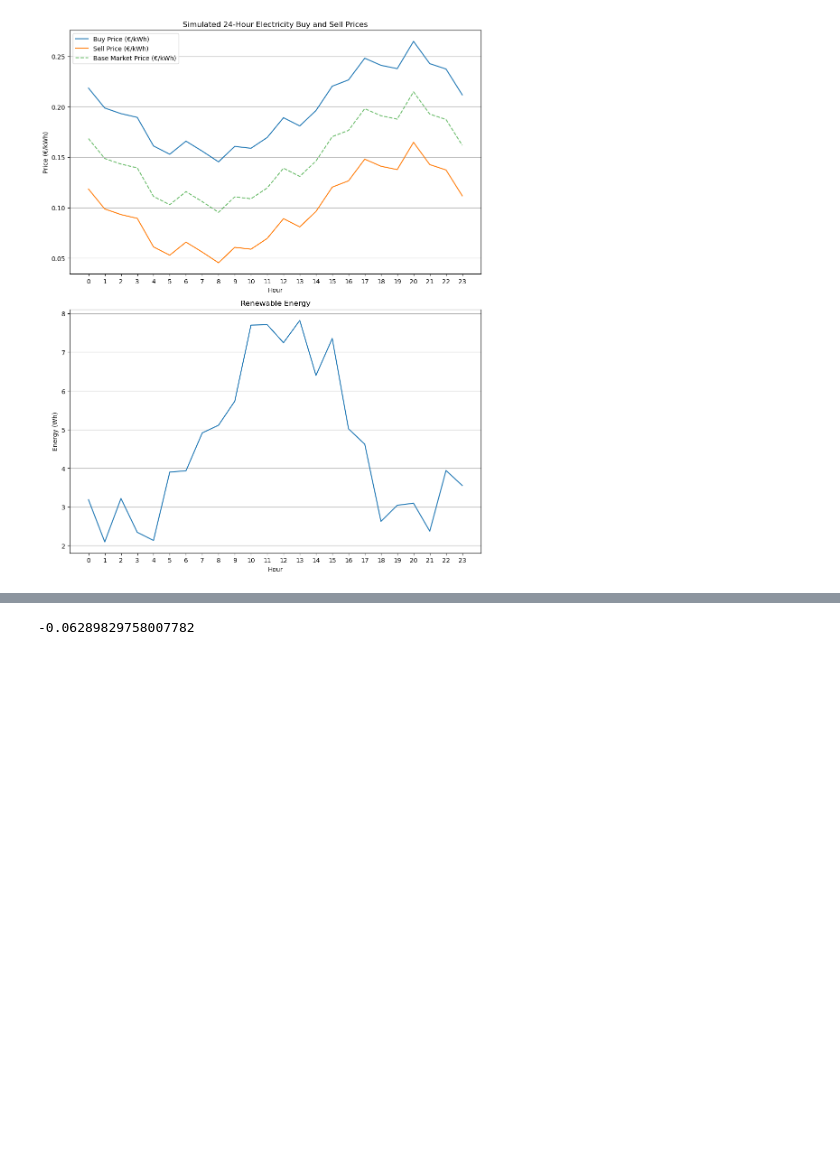
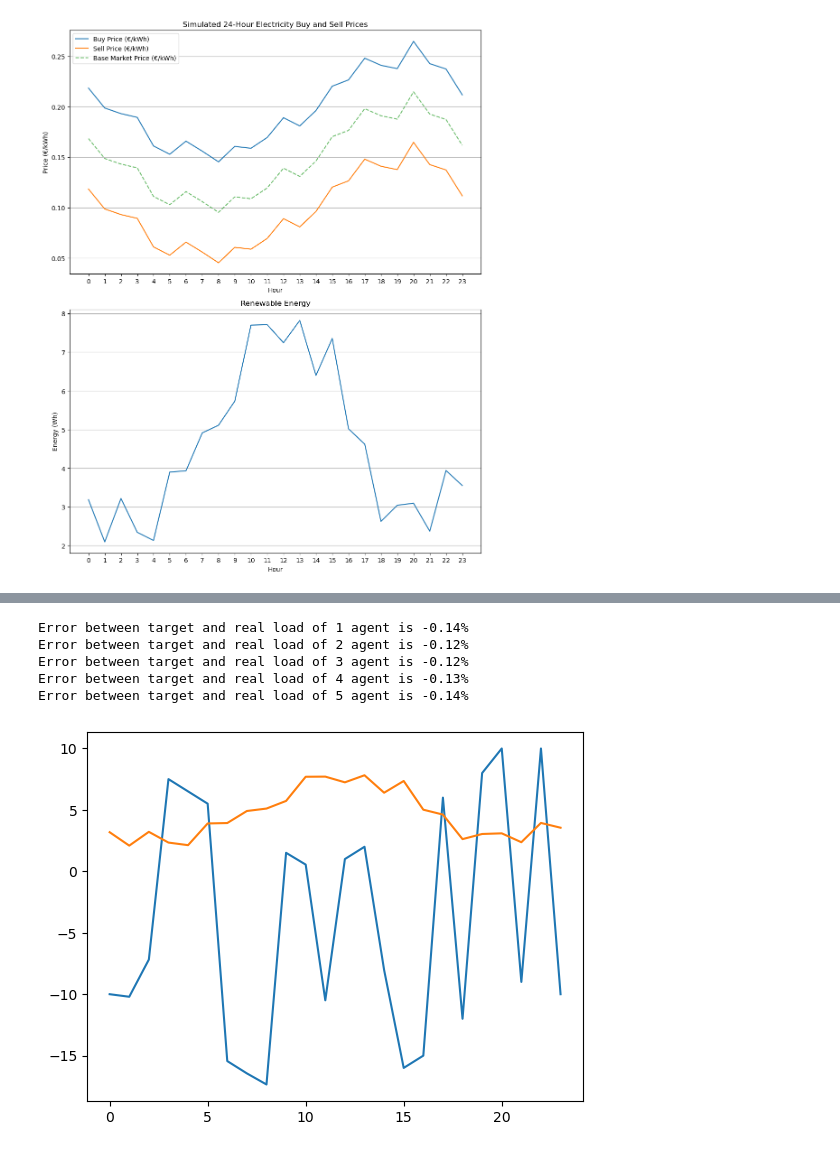
Before and after one commit to Kirill-Zhukovskii/Distributed-Cloud-based-algorithm-for-energy-distribution, a Jupyter notebook: multilayer/Decentralised_multilayer.ipynb, the cells around one changed output, grey strips where cells are left out. Cells and saved outputs as stored; diff of their text form; code cells hidden in the pictures; blank space fills up the shorter version.

```diff
--- a/multilayer/Decentralised_multilayer.ipynb
+++ b/multilayer/Decentralised_multilayer.ipynb
@@ -321,4 +320,16 @@ for m in range(M):
 # %%
-np.mean(d_history[0] + f_history[0] - q[0])
+for m in range(M):
+    for n in range(N):
+        print(f"Error between target and real load of {1+n} agent is {100 * (L_target[m][n] - L_history[m][n][-1])/L_target[m][n]:.2f}%")
 # %% [output]
--0.06289829758007782
+Error between target and real load of 1 agent is -0.14%
+Error between target and real load of 2 agent is -0.12%
+Error between target and real load of 3 agent is -0.12%
+Error between target and real load of 4 agent is -0.13%
+Error between target and real load of 5 agent is -0.14%
+# %%
+for m in range(M):
+    plt.plot(-d_history[m]+f_history[m]+np.sum(l_history[m],axis=0)-np.sum(r_history[m],axis=0))
+    plt.plot(q[m])
+# %% [output]
+[figure, added]
```
Also changed, not shown: parts of 7 cells of this notebook, 6 other files.
